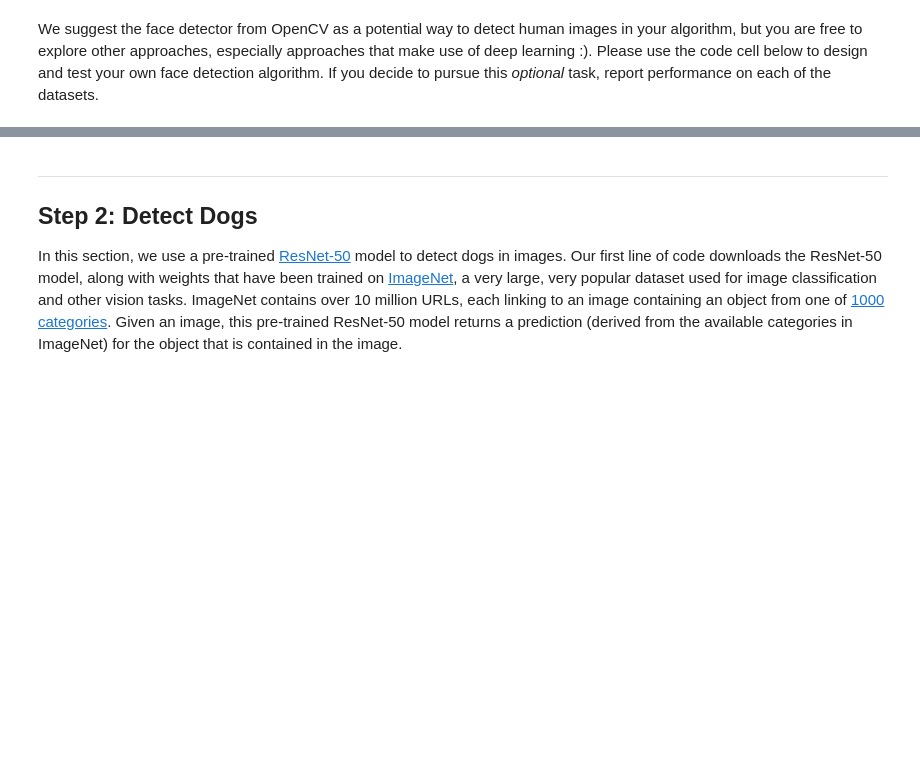
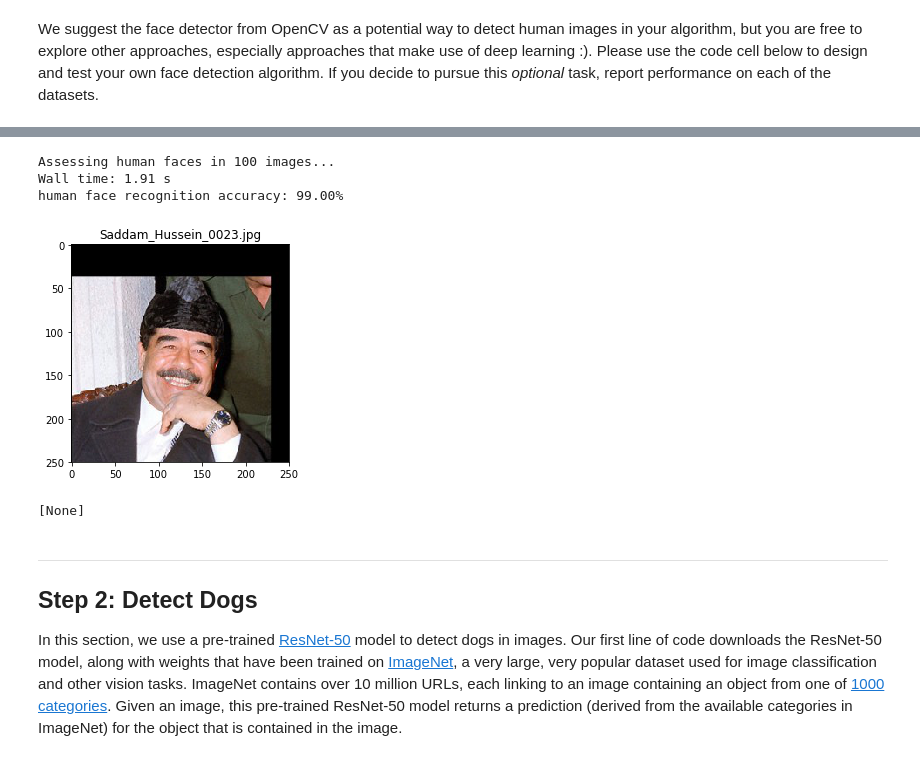
Before and after one commit to remi-ang/Udacity_MLND, a Jupyter notebook: dog-project/dog_app_UdacityGPU.ipynb, the cells around one changed output, grey strips where cells are left out. Drawn from its saved outputs; the diff is of its cells as text; code cells hidden in the pictures; blank space fills up the shorter version.

Commit message:
dog project 2nd submission
PCA+SVC face recognition completed, 99% accuracy!
Question in Step 5 completed.

```diff
--- a/dog-project/dog_app_UdacityGPU.ipynb
+++ b/dog-project/dog_app_UdacityGPU.ipynb
@@ -392,0 +419,21 @@ array([[-2571.91196249,   611.56149386,  -152.27529336,   -60.50817633,
+# %%
+# train a SVM binary classifier to predict if a picture contains a human face
+# code inspired from http://scikit-learn.org/stable/auto_examples/applications/plot_face_recognition.html#sphx-glr-auto-examples-applications-plot-face-recognition-py
+
+# from sklearn.svm import SVC
+# from sklearn.model_selection import GridSearchCV
+# from time import time
+
+print("Fitting the classifier to the training set")
+t0 = time()
+param_grid = {'C': [1e3, 5e3, 1e4, 5e4, 1e5],
+              'gamma': [0.0001, 0.0005, 0.001, 0.005, 0.01, 0.1], }
+clf = GridSearchCV(SVC(kernel='rbf', class_weight='balanced'), param_grid)
+clf = clf.fit(X_train_pca, y_train)
+print("done in %0.3fs" % (time() - t0))
+print("Best estimator found by grid search:")
+print(clf.best_estimator_)
+
+print('best estimator accuracy: {}'.format(clf.best_estimator_.score(X_test_pca, y_test)))
+
+svc = clf.best_estimator_
@@ -393,3 +449,31 @@ array([[-2571.91196249,   611.56149386,  -152.27529336,   -60.50817633,
+# %%
+def assessHumanFaces_PCA_SVC(img_paths):
+    """
+    This function loop over a list of picture files and predict if it contains a human face
+    The function append "1" to the returned scores list if True, 0 otherwise
+    """
+
+    print('Assessing human faces in {} images...'.format(len(img_paths)))
+    scores = []
+    for img_path in img_paths:
+        img = treat_image(img_path)
+        img_pca =  pca.transform(img.reshape(-1, np.product(img.shape)))
+        scores.append(svc.predict(img_pca)[0])
+
+    return scores
+# %%
+%time scores = assessHumanFaces_PCA_SVC(human_files_short)
+acc = 100. * np.sum(scores)/len(scores)
+print('human face recognition accuracy: {:.2f}%'.format(acc))
+
+# print pictures with no human face recognized
+[show_image(hf) for hf, score in zip(human_files_short, scores) if score == 0]
+# %% [output]
+Assessing human faces in 100 images...
+Wall time: 1.91 s
+human face recognition accuracy: 99.00%
+[figure, added]
+[None]
 # %% [markdown]
 ---
 <a id='step2'></a>
```
Also changed, not shown: parts of 17 cells of this notebook, 1 other file.
